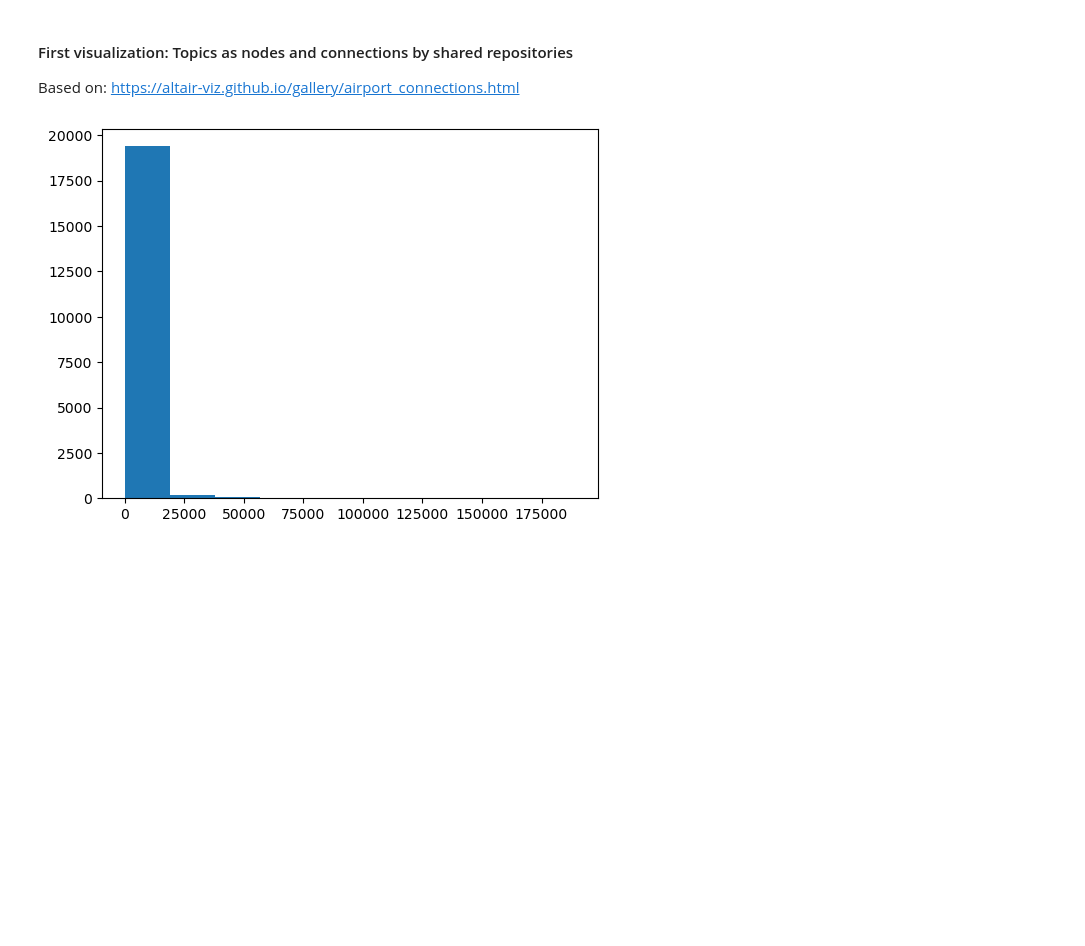
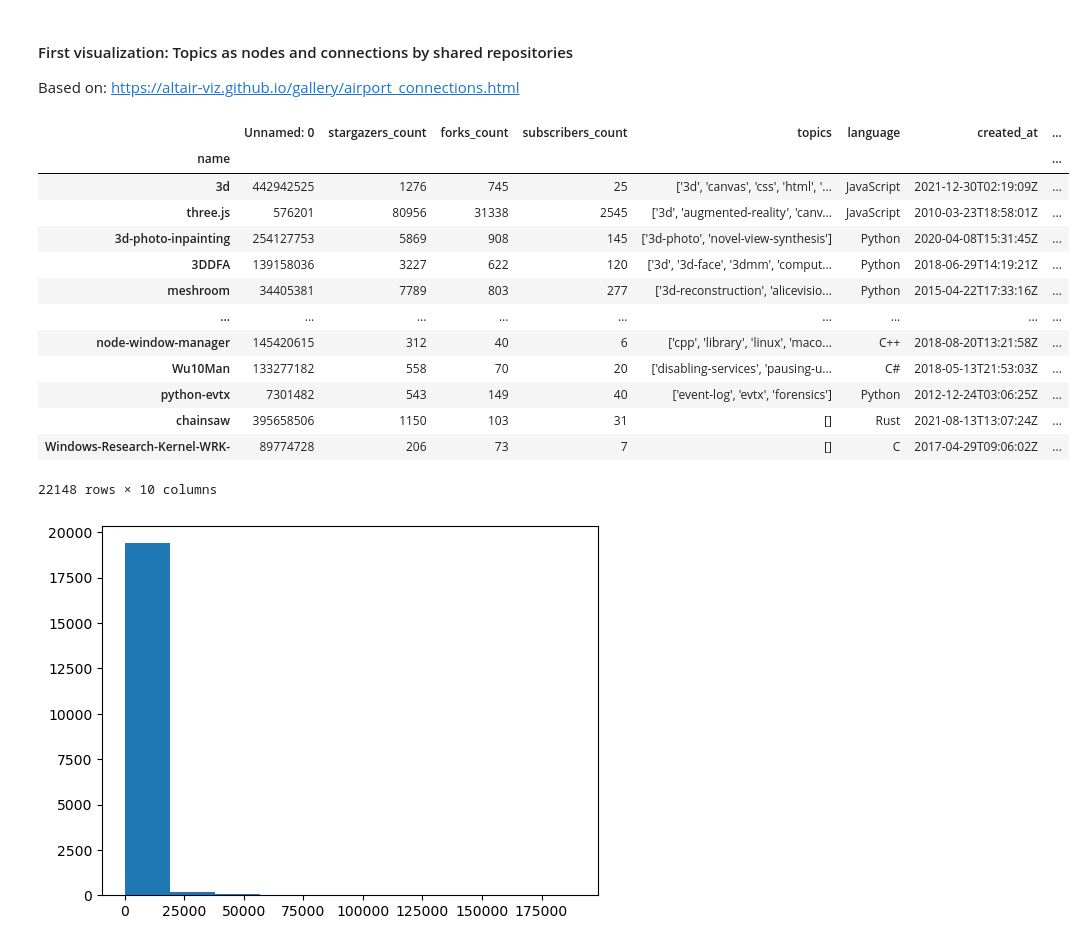
Before and after one commit to michbaum/githubGraph, a Jupyter notebook: scripts/data_visualization_network.ipynb, the cells around one changed output. Cells and saved outputs as stored; diff of their text form; code cells hidden in the pictures; blank space fills up the shorter version.

```diff
--- a/scripts/data_visualization_network.ipynb
+++ b/scripts/data_visualization_network.ipynb
@@ -18,10 +18,27 @@ import matplotlib
 Based on: https://altair-viz.github.io/gallery/airport_connections.html
 # %%
 # Read our cleaned data
-repos = pd.read_csv('../cleaned_data/repo_info_stop75.csv', index_col=0).drop_duplicates(subset=['name'])
+repos = pd.read_csv('../cleaned_data/repo_info_stop75.csv', index_col=1).drop_duplicates()
 contributors = pd.read_csv('../raw_data/10_contributor_info_all.csv', index_col=0).drop_duplicates(subset=['login'])
 repo_contrib_relation = pd.read_csv('../raw_data/repo_contributor_relationship_table_all.csv', index_col=0)
 repo_topic_relation = pd.read_csv('../cleaned_data/topic_relationship_table_stop75.csv', index_col=0).reset_index(drop=True)
+# %%
+repos
+# %% [output]
+|  | Unnamed: 0 | stargazers_count | forks_count | subscribers_count | topics | language | created_at | ... |
+| name |  |  |  |  |  |  |  | ... |
+| 3d | 442942525 | 1276 | 745 | 25 | ['3d', 'canvas', 'css', 'html', '... | JavaScript | 2021-12-30T02:19:09Z | ... |
+| three.js | 576201 | 80956 | 31338 | 2545 | ['3d', 'augmented-reality', 'canv... | JavaScript | 2010-03-23T18:58:01Z | ... |
+| 3d-photo-inpainting | 254127753 | 5869 | 908 | 145 | ['3d-photo', 'novel-view-synthesis'] | Python | 2020-04-08T15:31:45Z | ... |
+| 3DDFA | 139158036 | 3227 | 622 | 120 | ['3d', '3d-face', '3dmm', 'comput... | Python | 2018-06-29T14:19:21Z | ... |
+| meshroom | 34405381 | 7789 | 803 | 277 | ['3d-reconstruction', 'alicevisio... | Python | 2015-04-22T17:33:16Z | ... |
+| ... | ... | ... | ... | ... | ... | ... | ... | ... |
+| node-window-manager | 145420615 | 312 | 40 | 6 | ['cpp', 'library', 'linux', 'maco... | C++ | 2018-08-20T13:21:58Z | ... |
+| Wu10Man | 133277182 | 558 | 70 | 20 | ['disabling-services', 'pausing-u... | C# | 2018-05-13T21:53:03Z | ... |
+| python-evtx | 7301482 | 543 | 149 | 40 | ['event-log', 'evtx', 'forensics'] | Python | 2012-12-24T03:06:25Z | ... |
+| chainsaw | 395658506 | 1150 | 103 | 31 | [] | Rust | 2021-08-13T13:07:24Z | ... |
+| Windows-Research-Kernel-WRK- | 89774728 | 206 | 73 | 7 | [] | C | 2017-04-29T09:06:02Z | ... |
+22148 rows × 10 columns
 # %%
 plt.hist(repos.stargazers_count)
 plt.show()
```
Also changed, not shown: parts of 6 cells of this notebook, 16 other files.
